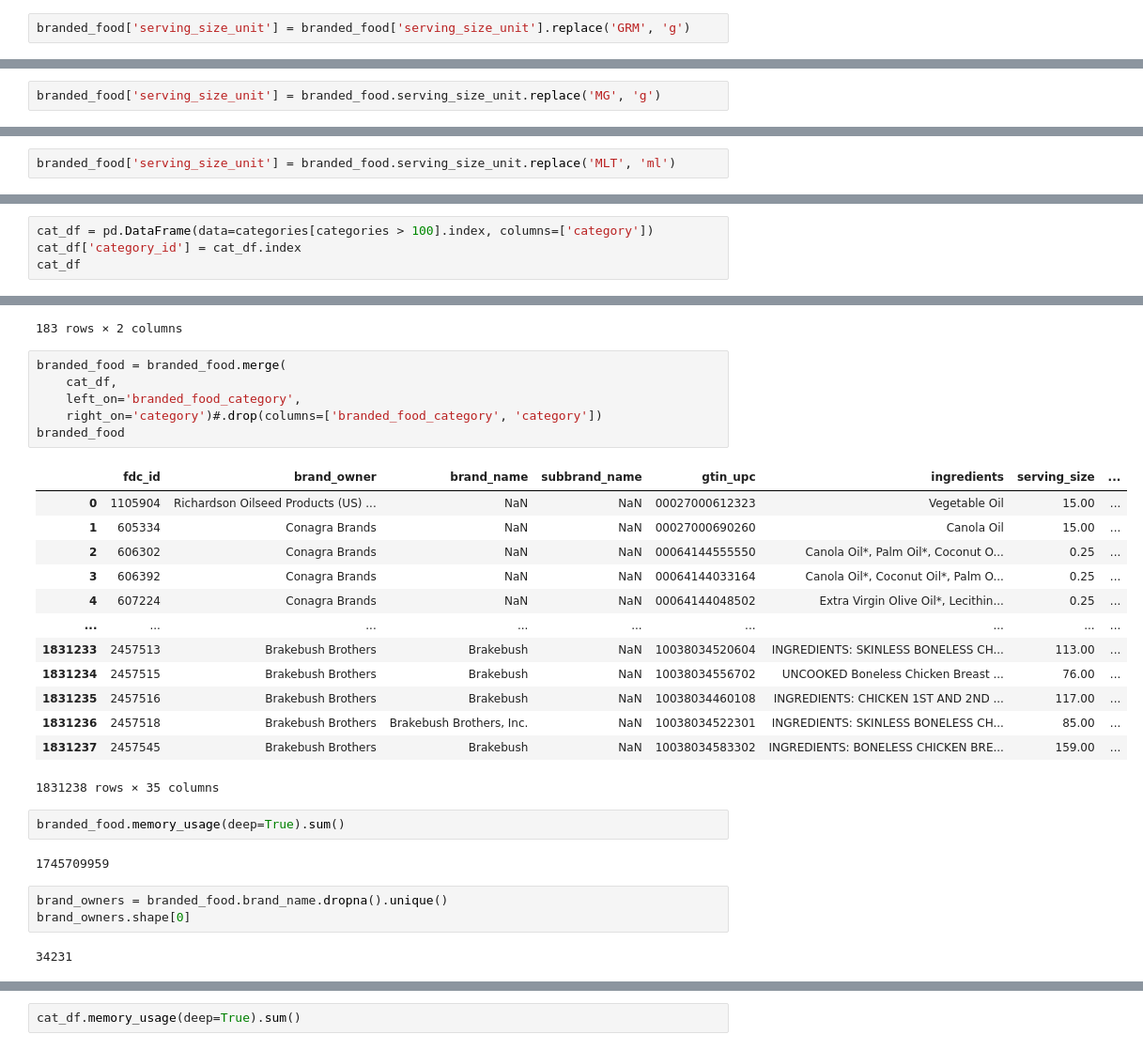
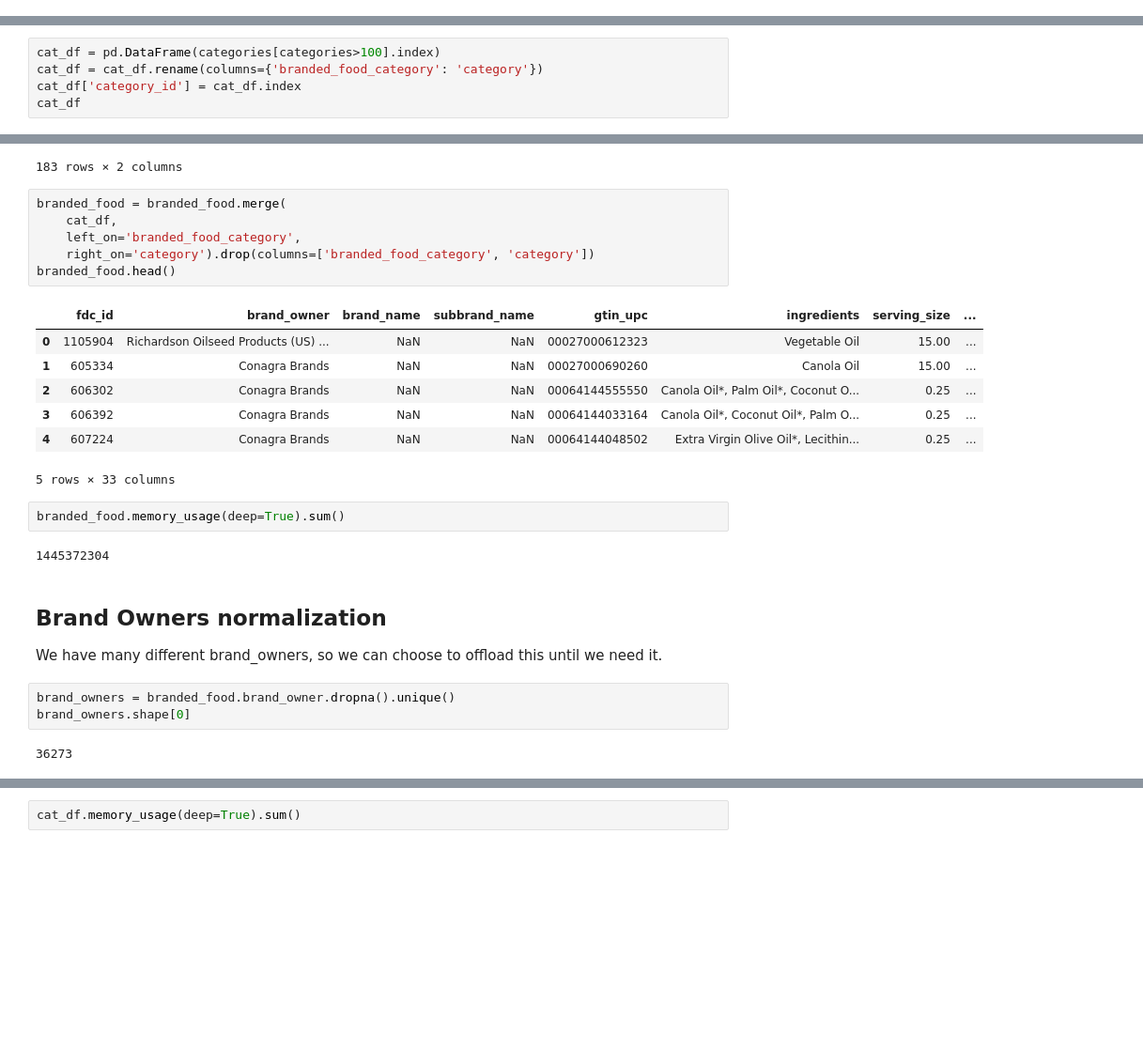
Before and after one commit to alexander-jensen/FDA-Data-Analysis, a Jupyter notebook: Branded Food Initial Data Analysis.ipynb, the cells around one changed output, grey strips where cells are left out. Shown: that part at 94% size. Saved outputs shown, nothing was run; the diff lists cells and outputs as text; blank space fills up the shorter version.

Commit message:
Updated hypothesis tests and normalizations

```diff
--- a/Branded Food Initial Data Analysis.ipynb
+++ b/Branded Food Initial Data Analysis.ipynb
@@ -344,3 +243 @@ We receive p-values towards about .5-.6 which exceeds our alpha level from our p
-# %%
-branded_food['serving_size_unit'] = branded_food['serving_size_unit'].replace('GRM', 'g')
 # %% [markdown]
@@ -385,2 +246,0 @@ We are inclined towards the belief that mg and g both come from the same distrib
-# %%
-branded_food['serving_size_unit'] = branded_food.serving_size_unit.replace('MG', 'g')
@@ -501,2 +293,0 @@ We find by test that the distributions are more likely to be from the same under
-# %%
-branded_food['serving_size_unit'] = branded_food.serving_size_unit.replace('MLT', 'ml')
@@ -940,5 +702,6 @@ Name: branded_food_category, Length: 183, dtype: int64
 # %%
-cat_df = pd.DataFrame(data=categories[categories > 100].index, columns=['category'])
+cat_df = pd.DataFrame(categories[categories>100].index)
+cat_df = cat_df.rename(columns={'branded_food_category': 'category'})
 cat_df['category_id'] = cat_df.index
 cat_df
 # %% [output]
@@ -958,30 +721,28 @@ cat_df
 # %%
 branded_food = branded_food.merge(
     cat_df,
     left_on='branded_food_category',
-    right_on='category')#.drop(columns=['branded_food_category', 'category'])
-branded_food
+    right_on='category').drop(columns=['branded_food_category', 'category'])
+branded_food.head()
 # %% [output]
 |  | fdc_id | brand_owner | brand_name | subbrand_name | gtin_upc | ingredients | serving_size | ... |
 | 0 | 1105904 | Richardson Oilseed Products (US) ... | NaN | NaN | 00027000612323 | Vegetable Oil | 15.00 | ... |
 | 1 | 605334 | Conagra Brands | NaN | NaN | 00027000690260 | Canola Oil | 15.00 | ... |
 | 2 | 606302 | Conagra Brands | NaN | NaN | 00064144555550 | Canola Oil*, Palm Oil*, Coconut O... | 0.25 | ... |
 | 3 | 606392 | Conagra Brands | NaN | NaN | 00064144033164 | Canola Oil*, Coconut Oil*, Palm O... | 0.25 | ... |
 | 4 | 607224 | Conagra Brands | NaN | NaN | 00064144048502 | Extra Virgin Olive Oil*, Lecithin... | 0.25 | ... |
-| ... | ... | ... | ... | ... | ... | ... | ... | ... |
-| 1831233 | 2457513 | Brakebush Brothers | Brakebush | NaN | 10038034520604 | INGREDIENTS: SKINLESS BONELESS CH... | 113.00 | ... |
-| 1831234 | 2457515 | Brakebush Brothers | Brakebush | NaN | 10038034556702 | UNCOOKED Boneless Chicken Breast ... | 76.00 | ... |
-| 1831235 | 2457516 | Brakebush Brothers | Brakebush | NaN | 10038034460108 | INGREDIENTS: CHICKEN 1ST AND 2ND ... | 117.00 | ... |
-| 1831236 | 2457518 | Brakebush Brothers | Brakebush Brothers, Inc. | NaN | 10038034522301 | INGREDIENTS: SKINLESS BONELESS CH... | 85.00 | ... |
-| 1831237 | 2457545 | Brakebush Brothers | Brakebush | NaN | 10038034583302 | INGREDIENTS: BONELESS CHICKEN BRE... | 159.00 | ... |
-1831238 rows × 35 columns
+5 rows × 33 columns
 # %%
 branded_food.memory_usage(deep=True).sum()
 # %% [output]
-1745709959
+1445372304
+# %% [markdown]
+## Brand Owners normalization
+
+We have many different brand_owners, so we can choose to offload this until we need it.
 # %%
-brand_owners = branded_food.brand_name.dropna().unique()
+brand_owners = branded_food.brand_owner.dropna().unique()
 brand_owners.shape[0]
 # %% [output]
-34231
+36273
 # %%
```
Also changed, not shown: parts of 94 cells of this notebook, 3 other files.
